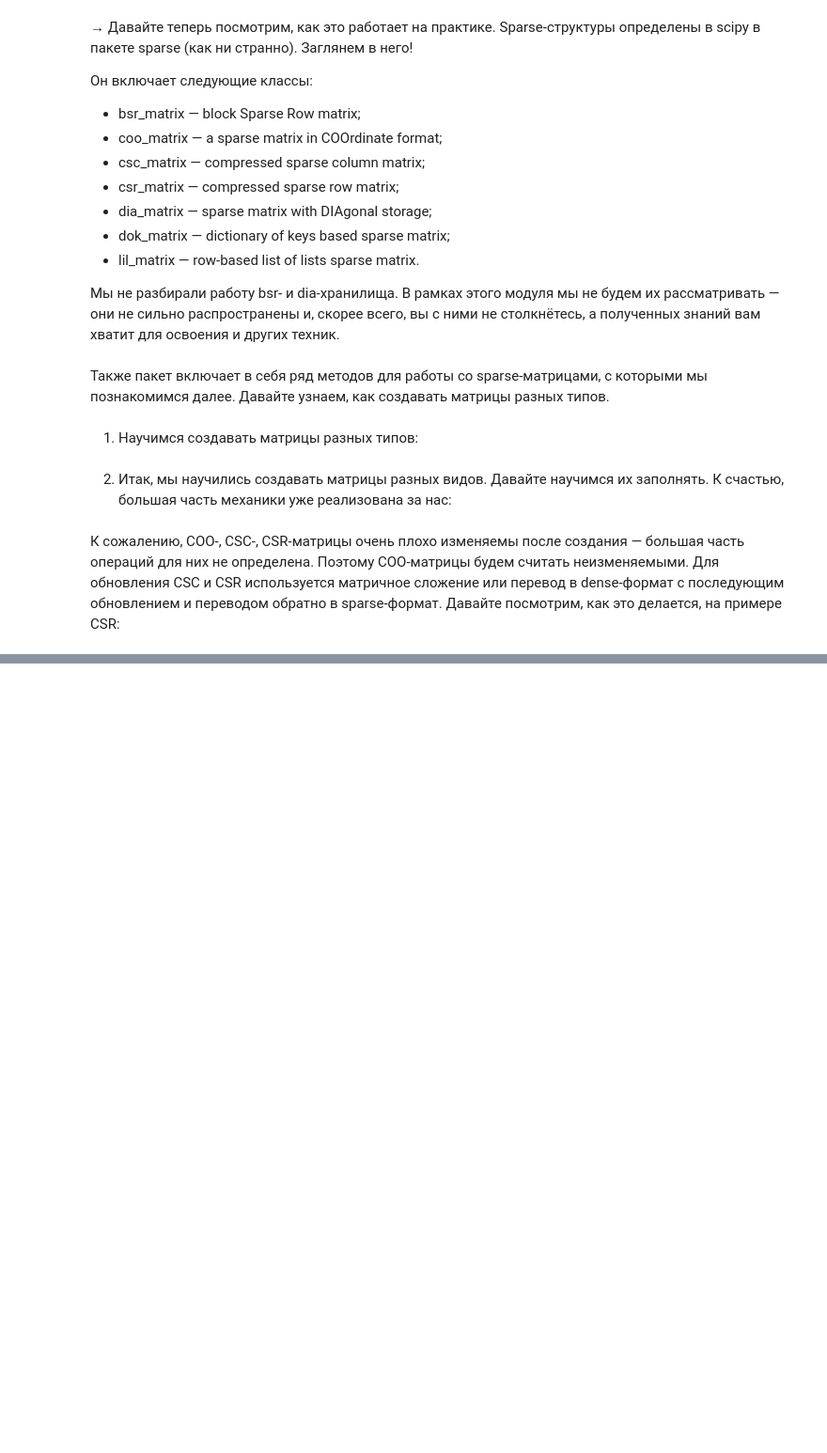
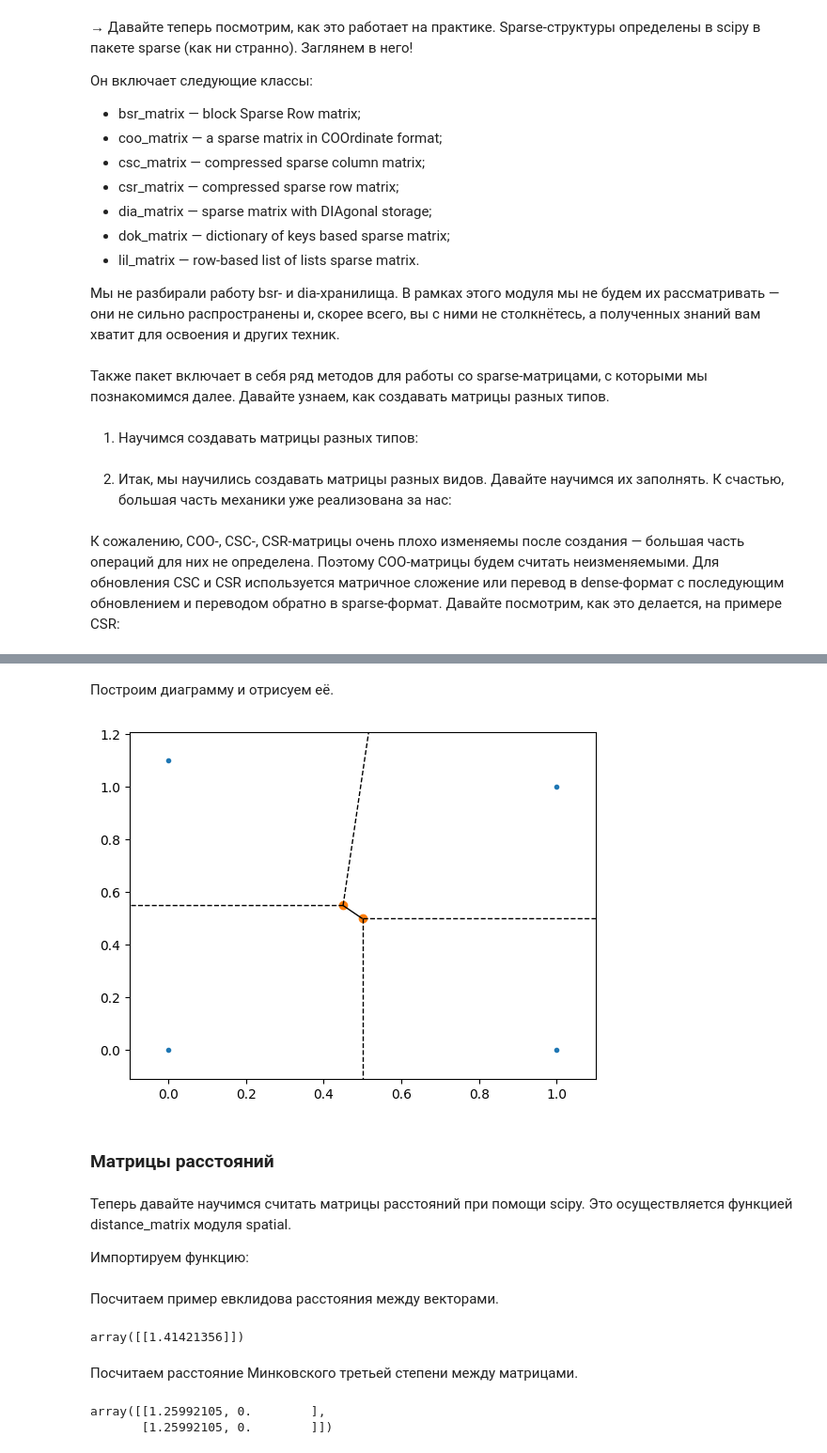
Before and after one commit to tgorbunov/sf_data_science, a Jupyter notebook: Skillfactory_ML/Additional Chapters on Python for Data Analysis/PDA-3. SciPy library.ipynb, the cells around one changed output, grey strips where cells are left out. Shown at 94% size. Cells and saved outputs as stored; diff of their text form; code cells hidden in the pictures; blank space fills up the shorter version.

```diff
--- a/Skillfactory_ML/Additional Chapters on Python for Data Analysis/PDA-3. SciPy library.ipynb
+++ b/Skillfactory_ML/Additional Chapters on Python for Data Analysis/PDA-3. SciPy library.ipynb
@@ -122,0 +260,14 @@ for i in range(5):
+# %% [markdown]
+Построим диаграмму и отрисуем её.
+# %%
+vor = Voronoi(points)
+fig = voronoi_plot_2d(vor)
+plt.show()
+# %% [output]
+[figure, added]
+# %% [markdown]
+### Матрицы расстояний
+# %% [markdown]
+Теперь давайте научимся считать матрицы расстояний при помощи scipy. Это осуществляется функцией distance_matrix модуля spatial.
+
+Импортируем функцию:
@@ -122,0 +276,13 @@ for i in range(5):
+# %% [markdown]
+Посчитаем пример евклидова расстояния между векторами.
+# %%
+distance_matrix([[0, 1]], [[1, 2]], p=2)
+# %% [output]
+array([[1.41421356]])
+# %% [markdown]
+Посчитаем расстояние Минковского третьей степени между матрицами.
+# %%
+distance_matrix([[0, 1], [0, 1]], [[1, 2], [0, 1]], p=3)
+# %% [output]
+array([[1.25992105, 0.        ],
+       [1.25992105, 0.        ]])
```
Also changed, not shown: parts of 116 cells of this notebook.
